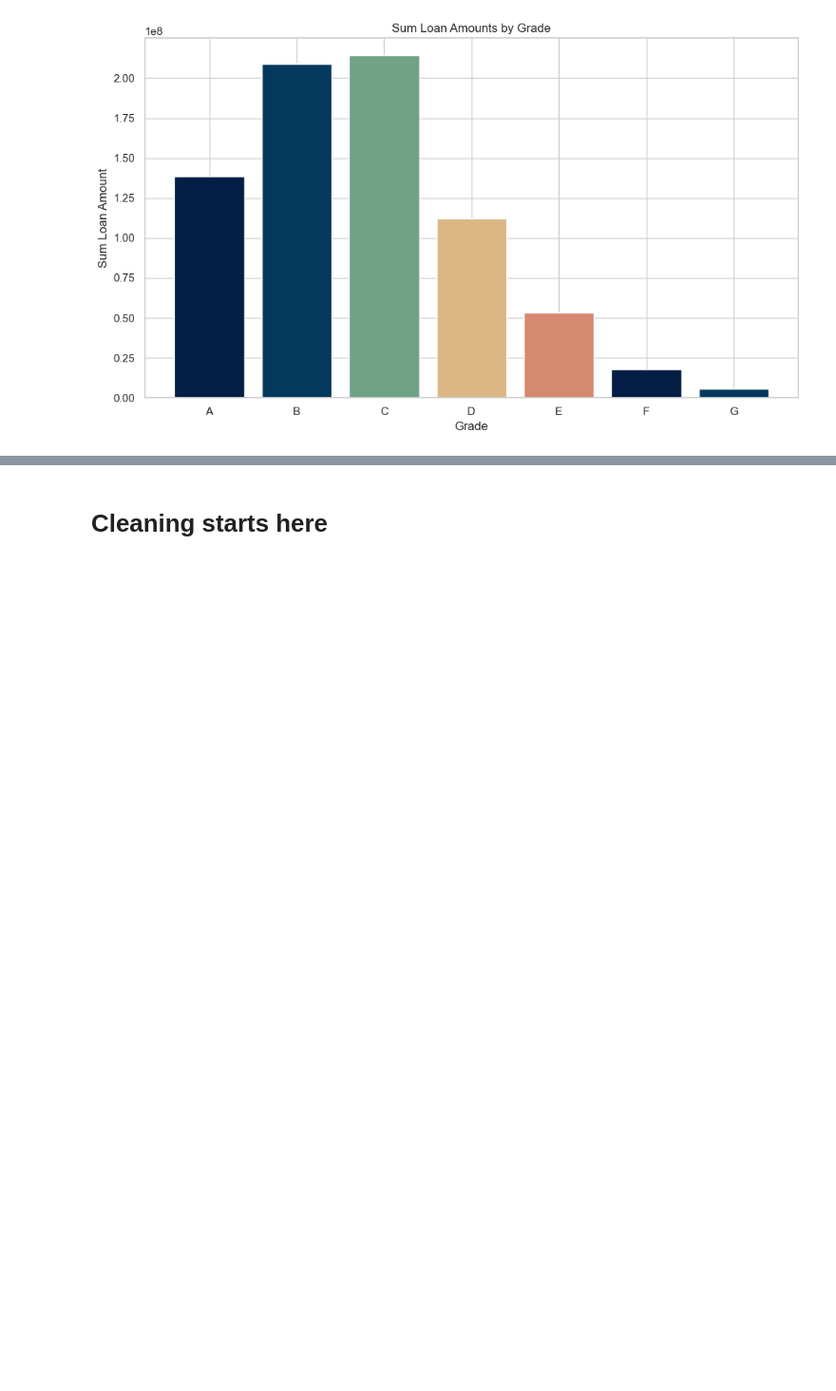
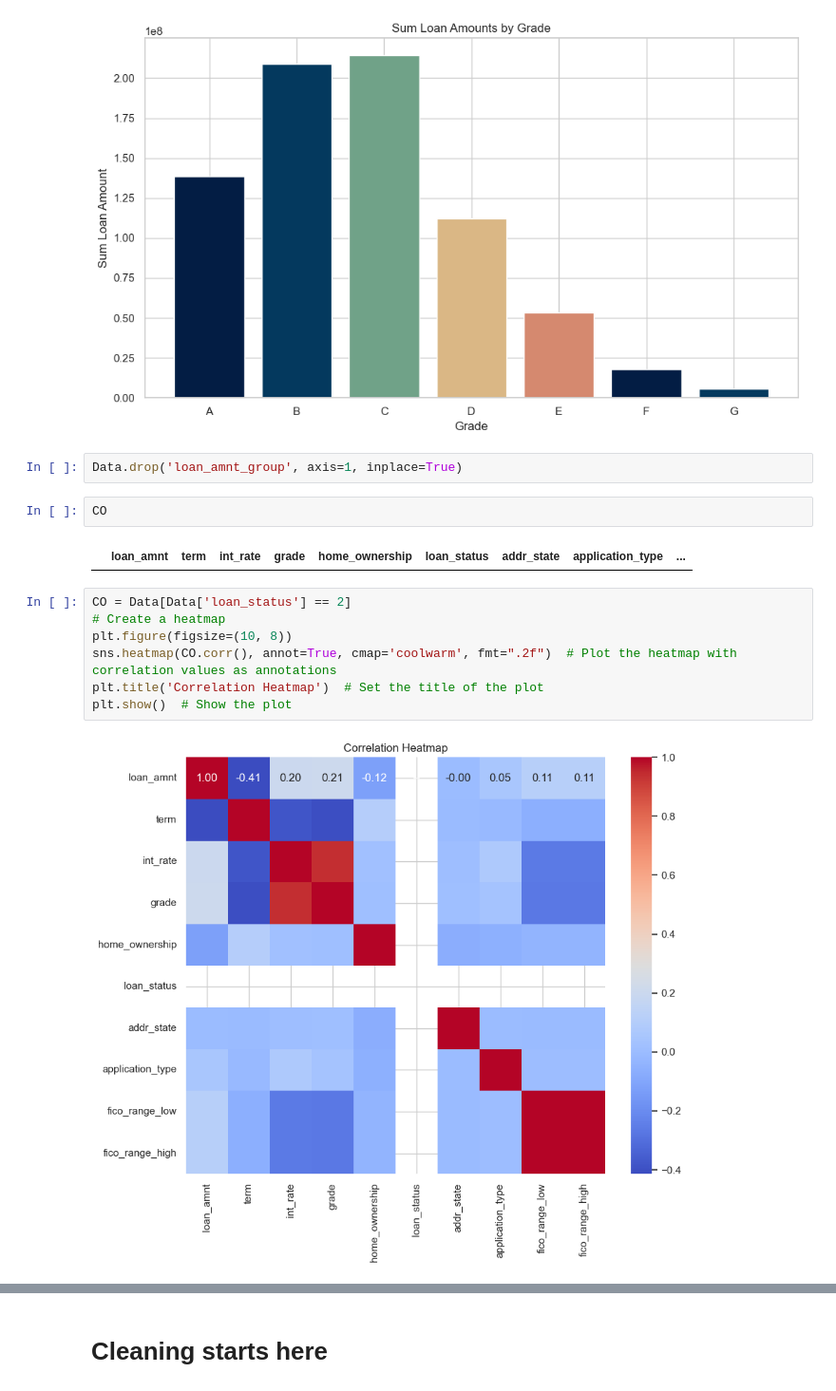
Before and after one commit to KiranJCodes/Risk_Analysis, a Jupyter notebook: EDA.ipynb, the cells around one changed output, grey strips where cells are left out. Shown at 95% size. Saved outputs shown, nothing was run; the diff lists cells and outputs as text; blank space fills up the shorter version.

```diff
--- a/EDA.ipynb
+++ b/EDA.ipynb
@@ -223,6 +223,21 @@ plt.tight_layout()
 plt.show()
 # %% [output]
 [figure]
+# %%
+Data.drop('loan_amnt_group', axis=1, inplace=True)
+# %%
+CO
+# %% [output]
+|  | loan_amnt | term | int_rate | grade | home_ownership | loan_status | addr_state | application_type | ... |
+# %%
+CO = Data[Data['loan_status'] == 2]
+# Create a heatmap
+plt.figure(figsize=(10, 8))
+sns.heatmap(CO.corr(), annot=True, cmap='coolwarm', fmt=".2f")  # Plot the heatmap with correlation values as annotations
+plt.title('Correlation Heatmap')  # Set the title of the plot
+plt.show()  # Show the plot
+# %% [output]
+[figure, added]
 # %%
 # Add this to markdown
 # Completed this to all columns to make sure data is wither float or int
```
Also changed, not shown: parts of 7 cells of this notebook, 1 other file.
